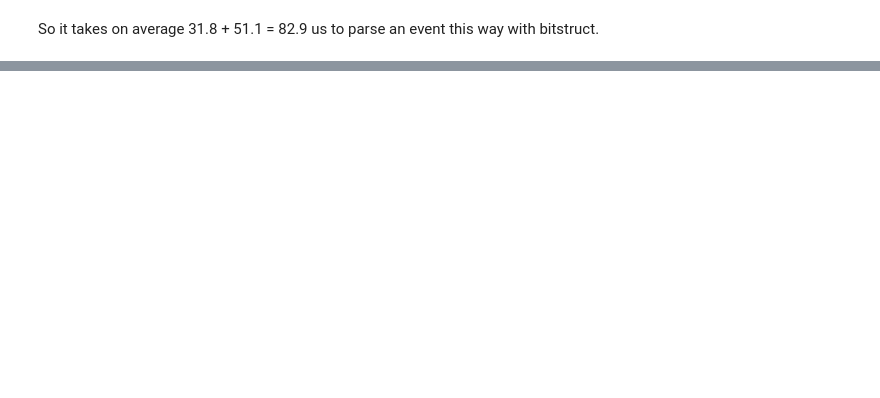
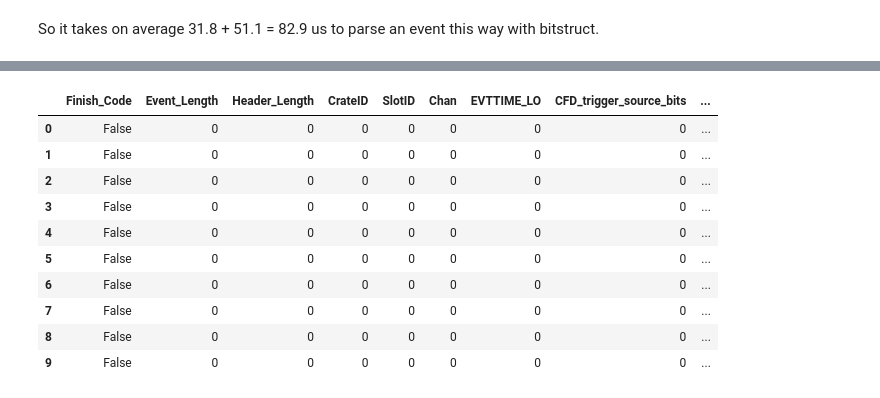
Before and after one commit to FSIBT/pypixie16, a Jupyter notebook: scratch/test_speed_of_reading_in_bits.ipynb, the cells around one changed output, grey strips where cells are left out. Saved outputs shown, nothing was run; the diff lists cells and outputs as text; code cells hidden in the pictures; blank space fills up the shorter version.

```diff
--- a/scratch/test_speed_of_reading_in_bits.ipynb
+++ b/scratch/test_speed_of_reading_in_bits.ipynb
@@ -228,0 +607,16 @@ ValueError: Type names and field names must be valid identifiers: 'Finish Code'
+# %%
+np_dtype = np.format_parser(formats='b1,i8,i8,i8,i8,i8,i8,i8,i8,i8,b1,i8,i8'.split(','), names=field_names, titles=[]).dtype
+# %%
+pd.DataFrame(np.empty(10,dtype=np_dtype))
+# %% [output]
+|  | Finish_Code | Event_Length | Header_Length | CrateID | SlotID | Chan | EVTTIME_LO | CFD_trigger_source_bits | ... |
+| 0 | False | 0 | 0 | 0 | 0 | 0 | 0 | 0 | ... |
+| 1 | False | 0 | 0 | 0 | 0 | 0 | 0 | 0 | ... |
+| 2 | False | 0 | 0 | 0 | 0 | 0 | 0 | 0 | ... |
+| 3 | False | 0 | 0 | 0 | 0 | 0 | 0 | 0 | ... |
+| 4 | False | 0 | 0 | 0 | 0 | 0 | 0 | 0 | ... |
+| 5 | False | 0 | 0 | 0 | 0 | 0 | 0 | 0 | ... |
+| 6 | False | 0 | 0 | 0 | 0 | 0 | 0 | 0 | ... |
+| 7 | False | 0 | 0 | 0 | 0 | 0 | 0 | 0 | ... |
+| 8 | False | 0 | 0 | 0 | 0 | 0 | 0 | 0 | ... |
+| 9 | False | 0 | 0 | 0 | 0 | 0 | 0 | 0 | ... |
```
Also changed, not shown: parts of 48 cells of this notebook, 1 other file.
